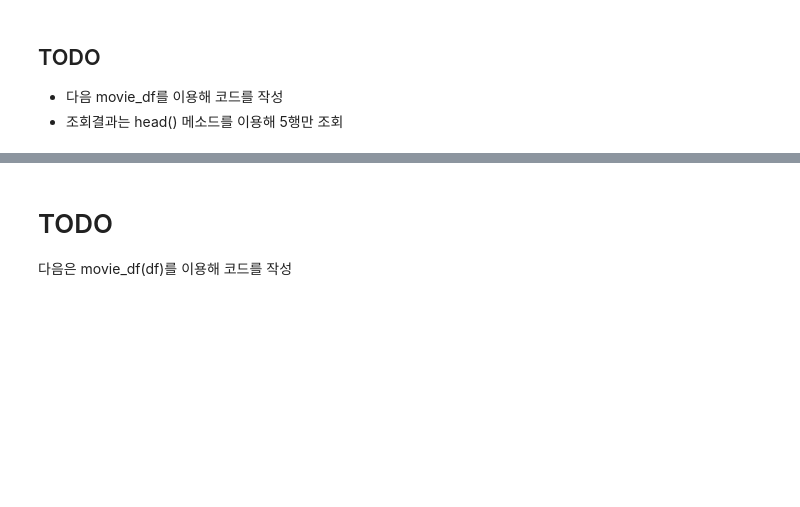
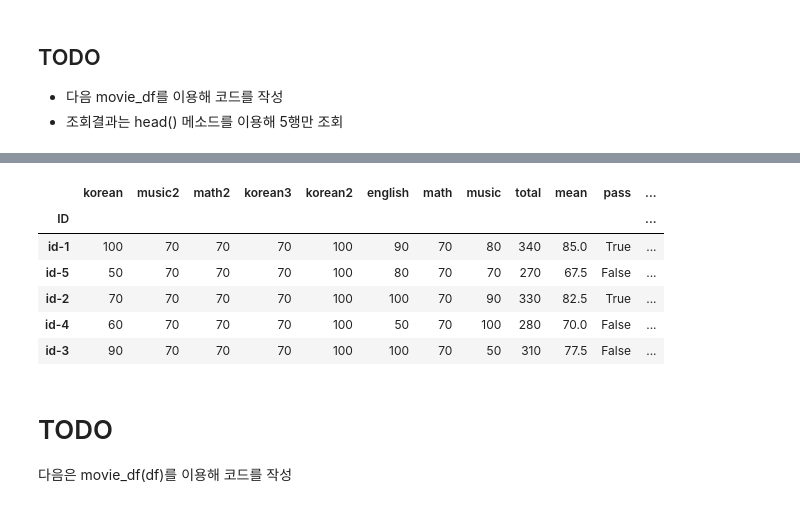
Before and after one commit to daeminkim/Numpy_Pandas_Matplotlib, a Jupyter notebook: 02_Pandas_DataFrame.ipynb, the cells around one changed output, grey strips where cells are left out. Saved outputs shown, nothing was run; the diff lists cells and outputs as text; code cells hidden in the pictures; blank space fills up the shorter version.

```diff
--- a/02_Pandas_DataFrame.ipynb
+++ b/02_Pandas_DataFrame.ipynb
@@ -634,0 +983,4 @@ RangeIndex(start=0, stop=4916, step=1)
+# %%
+grade['total']=grade['english'] +grade['korean']+grade['math']+grade['music']# Series 간의 연산
+# %%
+grade['mean']=grade['total']/4
@@ -639,0 +1081,2 @@ RangeIndex(start=0, stop=4916, step=1)
+# %%
+grade['pass']=grade['mean']>=80 # pass에 넣어준다.
@@ -639,0 +1098,2 @@ RangeIndex(start=0, stop=4916, step=1)
+# %%
+grade['통과여부'] = np.where(grade['mean']>=80,'통과','실패')  #변수에 넣어서 해도 됨~!
@@ -681,3 +1437,13 @@ RangeIndex(start=0, stop=4916, step=1)
+# %%
+grade
+# %% [output]
+|  | korean | music2 | math2 | korean3 | korean2 | english | math | music | total | mean | pass | ... |
+| ID |  |  |  |  |  |  |  |  |  |  |  | ... |
+| id-1 | 100 | 70 | 70 | 70 | 100 | 90 | 70 | 80 | 340 | 85.0 | True | ... |
+| id-5 | 50 | 70 | 70 | 70 | 100 | 80 | 70 | 70 | 270 | 67.5 | False | ... |
+| id-2 | 70 | 70 | 70 | 70 | 100 | 100 | 70 | 90 | 330 | 82.5 | True | ... |
+| id-4 | 60 | 70 | 70 | 70 | 100 | 50 | 70 | 100 | 280 | 70.0 | False | ... |
+| id-3 | 90 | 70 | 70 | 70 | 100 | 100 | 70 | 50 | 310 | 77.5 | False | ... |
 # %% [markdown]
 # TODO
 다음은 movie_df(df)를 이용해 코드를 작성
```
Also changed, not shown: parts of 151 cells of this notebook, 1 other file.
